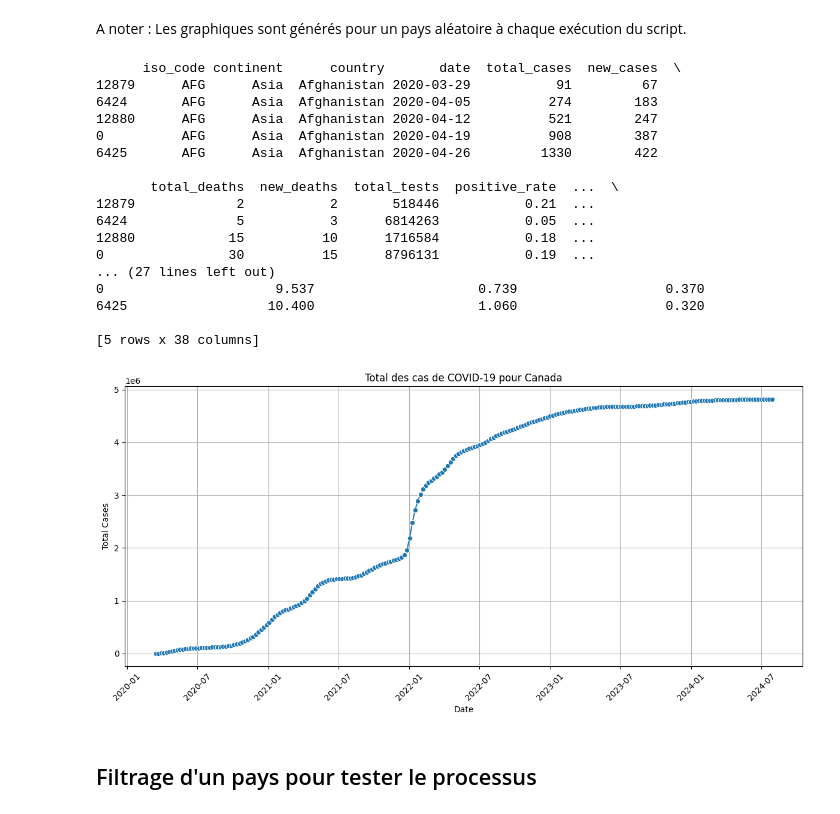
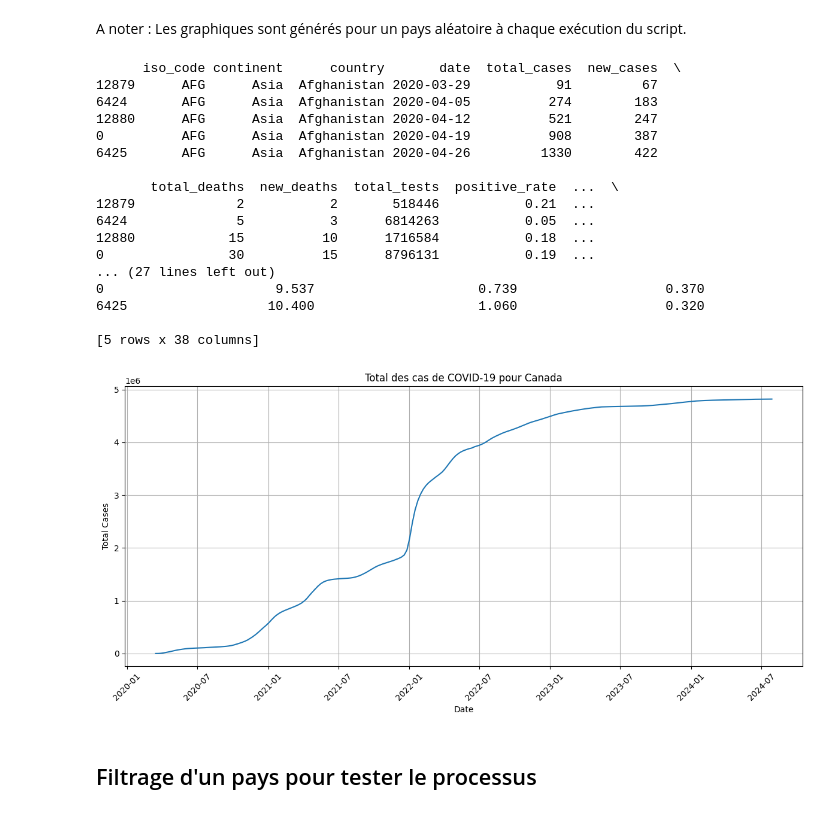
Before and after one commit to DJOUMESSI2004/mspr2, a Jupyter notebook: ml/notebook/exploration_canada.ipynb, the cells around one changed output. Saved outputs shown, nothing was run; the diff lists cells and outputs as text; code cells hidden in the pictures.

```diff
--- a/ml/notebook/exploration_canada.ipynb
+++ b/ml/notebook/exploration_canada.ipynb
@@ -109,36 +115,36 @@ print(df.head())
 def plot_country_cases(df, country):
     country_data = df[df["country"] == country]
     plt.figure(figsize=(12, 6))
-    sns.lineplot(data=country_data, x="date", y="total_cases", marker='o')
+    sns.lineplot(data=country_data, x="date", y="total_cases")
     plt.title(f"Total des cas de COVID-19 pour {country}")
     plt.xlabel("Date")
     plt.ylabel("Total Cases")
     plt.xticks(rotation=45)
     plt.grid()
     plt.tight_layout()
     plt.show()
 
 # Example usage pour le pays "Canada"
 plot_country_cases(df, "Canada")
 # %% [output]
       iso_code continent      country       date  total_cases  new_cases  \
 12879      AFG      Asia  Afghanistan 2020-03-29           91         67
 6424       AFG      Asia  Afghanistan 2020-04-05          274        183
 12880      AFG      Asia  Afghanistan 2020-04-12          521        247
 0          AFG      Asia  Afghanistan 2020-04-19          908        387
 6425       AFG      Asia  Afghanistan 2020-04-26         1330        422
 
        total_deaths  new_deaths  total_tests  positive_rate  ...  \
 12879             2           2       518446           0.21  ...
 6424              5           3      6814263           0.05  ...
 12880            15          10      1716584           0.18  ...
 0                30          15      8796131           0.19  ...
 ... (27 lines left out)
 0                      9.537                     0.739                   0.370
 6425                  10.400                     1.060                   0.320
 
 [5 rows x 38 columns]
-[figure, old version]
+[figure, new version]
 # %% [markdown]
 ## Filtrage d'un pays pour tester le processus
 # %%
```
Also changed, not shown: parts of 37 cells of this notebook, 1 other file.
